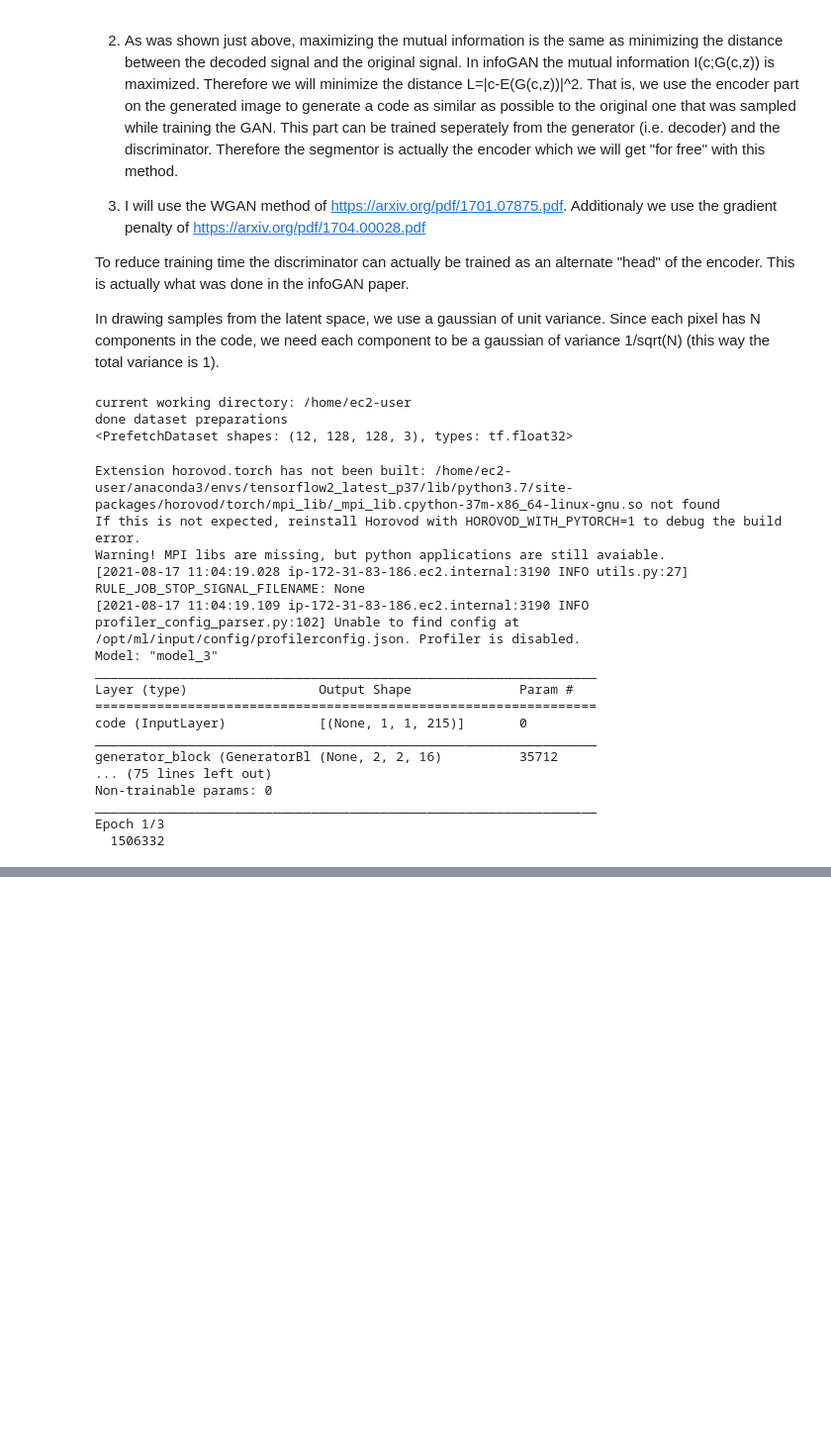
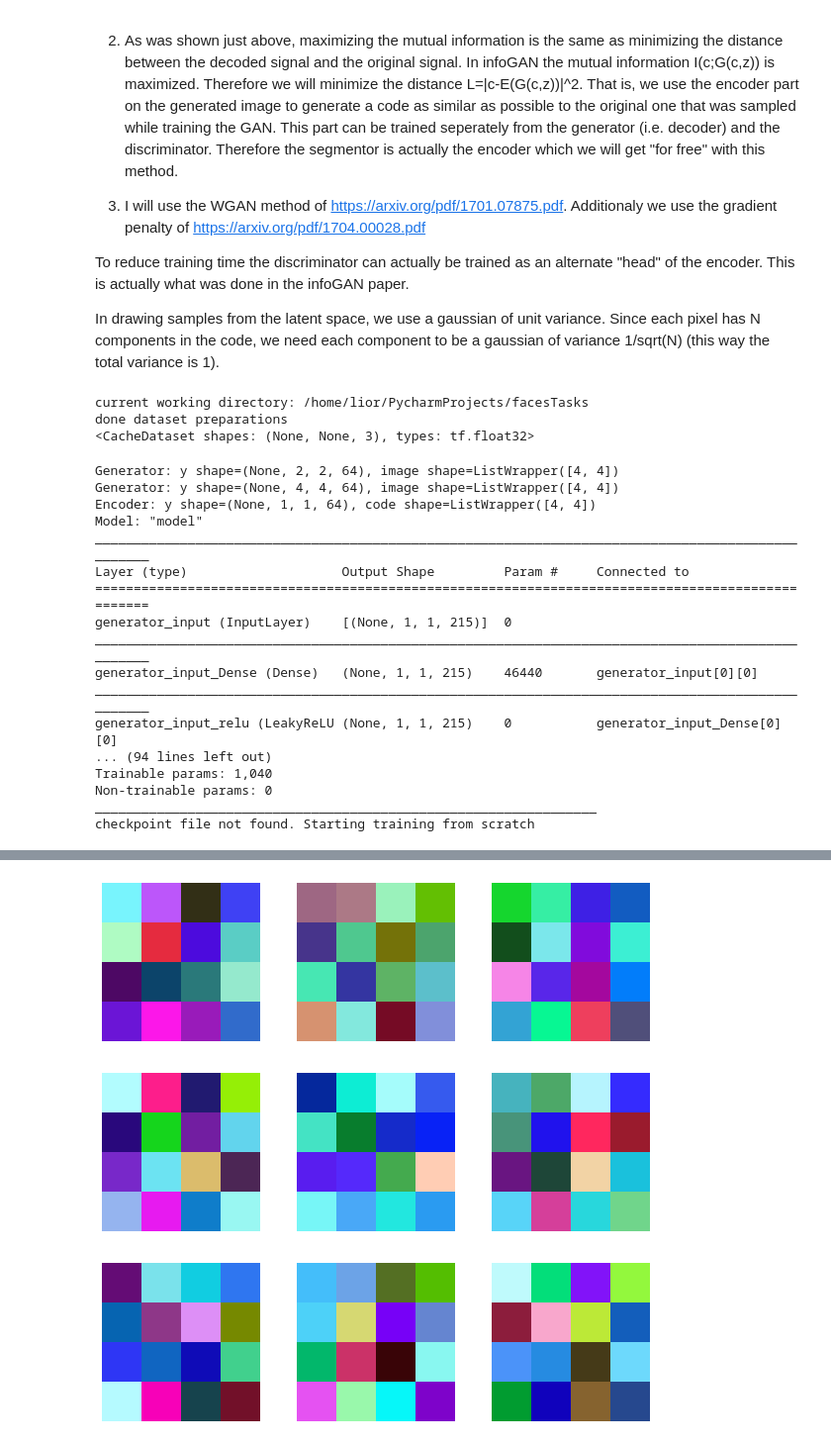
Before and after one commit to nomadbl/faceTasks, a Jupyter notebook: session/facial-segmentation-unlabeled-AWS.ipynb, the cells around one changed output, grey strips where cells are left out. Shown: that part at 99% size. Drawn from its saved outputs; the diff is of its cells as text; code cells hidden in the pictures; blank space fills up the shorter version.

```diff
--- a/session/facial-segmentation-unlabeled-AWS.ipynb
+++ b/session/facial-segmentation-unlabeled-AWS.ipynb
@@ -1188,8 +1411,8 @@ class InfoWGAN(keras.Model):
 #### prepare data pipiline
 
 
-# station = "home"
-station = "aws"
+station = "home"
+# station = "aws"
 
 if station=="aws":
     home = os.getenv("HOME")
@@ -1198,7 +1421,6 @@ elif station=="home":
 
 print("current working directory:", home)
 
-images_per_batch = 12
 dataset = tf.data.Dataset.list_files(f'{home}/images/*.jpg')
 # train/test split
 image_count = tf.cast(dataset.cardinality(), tf.float32)
@@ -1208,22 +1430,19 @@ val_dataset = dataset.skip(tf.cast(tf.math.round(image_count * train_perc), tf.i
 train_dataset = train_dataset.shuffle(buffer_size=1000)
 val_dataset = val_dataset.shuffle(buffer_size=1000)
 
+@tf.function
+def load_image(file_path, img_size=[306, 306]):
+    raw = tf.io.read_file(file_path)
+    img = tf.image.decode_jpeg(raw, channels=3)
+    img = tf.image.convert_image_dtype(img, dtype=tf.float32)
+    img = (img - 0.5) * 2 # normalizing the images to [-1, 1]
+    return img
+
 # read the images
 train_dataset = train_dataset.map(load_image, num_parallel_calls=3).cache()
-train_dataset = train_dataset.map(partial(tf.image.convert_image_dtype, dtype=tf.float32), num_parallel_calls=3)
 val_dataset = val_dataset.map(load_image, num_parallel_calls=3).cache()
-val_dataset = val_dataset.map(partial(tf.image.convert_image_dtype, dtype=tf.float32), num_parallel_calls=3)
 
-# prepare augmented images. dataset of (augmented image, image), block_length augmentions for each
-train_dataset = train_dataset.map(partial(random_crop, size=128), num_parallel_calls=3)
-val_dataset = val_dataset.map(partial(random_crop, size=128), num_parallel_calls=3)
-
-# shuffle and batch
-train_dataset = train_dataset.batch(images_per_batch, drop_remainder=True)
-val_dataset   = val_dataset.batch(images_per_batch, drop_remainder=True)
-# prefetch
-train_dataset = train_dataset.prefetch(2)
-val_dataset = val_dataset.prefetch(2)
+# further dataset processing inside GAN class
 
 print("done dataset preparations")
 print(train_dataset)
@@ -1236,11 +1455,12 @@ pixel_features = 8
 infoLAMBDA = 100
 gradLAMBDA = 10
 # %% [output]
-current working directory: /home/ec2-user
+current working directory: /home/lior/PycharmProjects/facesTasks
 done dataset preparations
-<PrefetchDataset shapes: (12, 128, 128, 3), types: tf.float32>
+<CacheDataset shapes: (None, None, 3), types: tf.float32>
 # %%
 gan_cp_file = f'{home}/session/infoWGAN_cp.h5'
+CP_dir = f'{home}/session/progressive_gan/'
 training = True
 if os.path.exists(gan_cp_file):
     print("found checkpoint, loading")
@@ -1250,7 +1470,8 @@ else:
 if load and not training:
     gan_trainer = tf.keras.models.load_model(gan_cp_file)
 else:
-    gan_trainer = InfoWGAN(code_features, noise_features, pixel_features, decoder_filters_list)
+    gan_trainer = InfoWGAN(code_features, noise_features, pixel_features, decoder_filters_list, CP_dir=CP_dir,
+                          epochs_per_phase=1)
 
 if training:
 #     d_opt = tf.keras.optimizers.Adam(learning_rate=0.001, beta_1=0, beta_2=0.9, epsilon=1e-05, name='Adam')
@@ -1260,34 +1481,31 @@ if training:
     g_opt = tf.keras.optimizers.RMSprop(learning_rate=0.0001,name='RMSprop')
     q_opt = tf.keras.optimizers.RMSprop(learning_rate=0.0001,name='RMSprop')
     gan_trainer.compile(d_opt, g_opt, q_opt, gradLAMBDA, infoLAMBDA)
-    if load:
-        print("loading model weights for training")
-        gan_trainer.load_weights(filepath=gan_cp_file)
+#     if load:
+#         print("loading model weights for training")
+#         gan_trainer.load_weights(filepath=gan_cp_file)
 
-    gan_trainer.generator.summary()
-    gan_trainer.coder.summary()
-    gan_trainer.criticHead.summary()
-    gan_trainer.coderHead.summary()
     gan_trainer.fit(train_dataset, epochs=3, validation_data=val_dataset, validation_steps=5, validation_freq=1,
                 workers=3, callbacks=[
 #                                      tf.keras.callbacks.ModelCheckpoint(gan_cp_file, verbose=1, save_freq=500),
-                                     ShowGeneratorCallback(display=500),
-                                     MemoryCallback()])
+                                     ShowGeneratorCallback(display=500)#,
+#                                      MemoryCallback()
+                ])
 # %% [output]
-Extension horovod.torch has not been built: /home/ec2-user/anaconda3/envs/tensorflow2_latest_p37/lib/python3.7/site-packages/horovod/torch/mpi_lib/_mpi_lib.cpython-37m-x86_64-linux-gnu.so not found
-If this is not expected, reinstall Horovod with HOROVOD_WITH_PYTORCH=1 to debug the build error.
-Warning! MPI libs are missing, but python applications are still avaiable.
-[2021-08-17 11:04:19.028 ip-172-31-83-186.ec2.internal:3190 INFO utils.py:27] RULE_JOB_STOP_SIGNAL_FILENAME: None
-[2021-08-17 11:04:19.109 ip-172-31-83-186.ec2.internal:3190 INFO profiler_config_parser.py:102] Unable to find config at /opt/ml/input/config/profilerconfig.json. Profiler is disabled.
-Model: "model_3"
-_________________________________________________________________
-Layer (type)                 Output Shape              Param #
-=================================================================
-code (InputLayer)            [(None, 1, 1, 215)]       0
-_________________________________________________________________
-generator_block (GeneratorBl (None, 2, 2, 16)          35712
-... (75 lines left out)
+Generator: y shape=(None, 2, 2, 64), image shape=ListWrapper([4, 4])
+Generator: y shape=(None, 4, 4, 64), image shape=ListWrapper([4, 4])
+Encoder: y shape=(None, 1, 1, 64), code shape=ListWrapper([4, 4])
+Model: "model"
+__________________________________________________________________________________________________
+Layer (type)                    Output Shape         Param #     Connected to
+==================================================================================================
+generator_input (InputLayer)    [(None, 1, 1, 215)]  0
+__________________________________________________________________________________________________
+generator_input_Dense (Dense)   (None, 1, 1, 215)    46440       generator_input[0][0]
+__________________________________________________________________________________________________
+generator_input_relu (LeakyReLU (None, 1, 1, 215)    0           generator_input_Dense[0][0]
+... (94 lines left out)
+Trainable params: 1,040
 Non-trainable params: 0
 _________________________________________________________________
-Epoch 1/3
-  1506332
+checkpoint file not found. Starting training from scratch
@@ -1293,0 +1514 @@ Epoch 1/3
+[figure, added]
```
Also changed, not shown: parts of 3 cells of this notebook, 4 other files.
